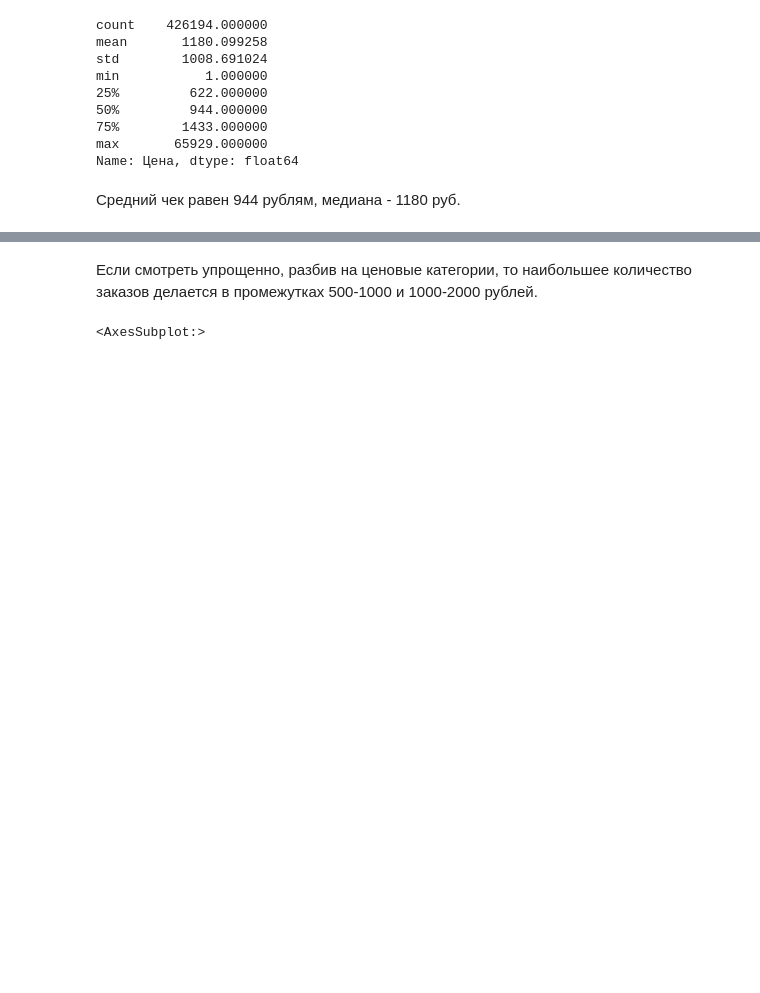
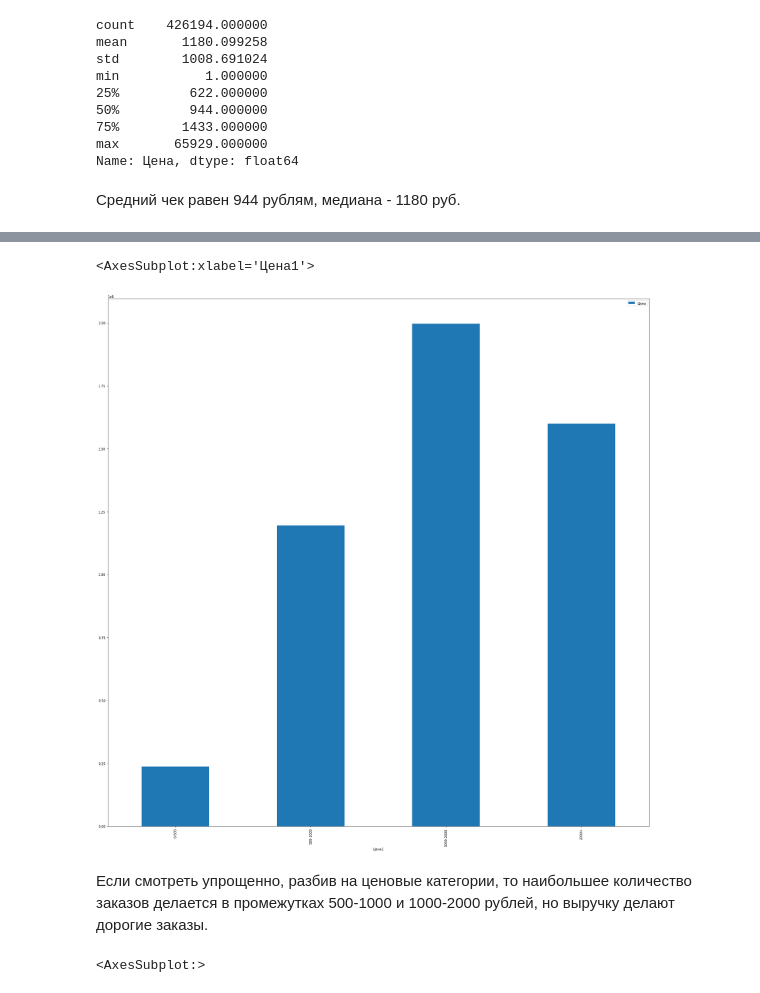
Before and after one commit to chern1/Projects-for-ed-main, a Jupyter notebook: EDA/EDA.ipynb, the cells around one changed output, grey strips where cells are left out. Drawn from its saved outputs; the diff is of its cells as text; code cells hidden in the pictures; blank space fills up the shorter version.

```diff
--- a/EDA/EDA.ipynb
+++ b/EDA/EDA.ipynb
@@ -320,5 +320,10 @@ df['Цена1'].value_counts().plot(kind = "bar")
+# %%
+df.pivot_table('Цена', 'Цена1', aggfunc=(sum)).plot(kind = "bar")
+# %% [output]
+<AxesSubplot:xlabel='Цена1'>
+[figure, added]
 # %% [markdown]
-Если смотреть упрощенно, разбив на ценовые категории, то  наибольшее количество заказов делается в промежутках 500-1000 и 1000-2000 рублей.
+Если смотреть упрощенно, разбив на ценовые категории, то  наибольшее количество заказов делается в промежутках 500-1000 и 1000-2000 рублей, но выручку делают дорогие заказы.
 # %%
 df['Цена'].round(-1).value_counts().sort_index(ascending=True)[df['Цена'].round(-1).value_counts() > 100].plot(kind = 'bar', figsize=(15, 10))
 # %% [output]
```
Also changed, not shown: parts of 30 cells of this notebook.
